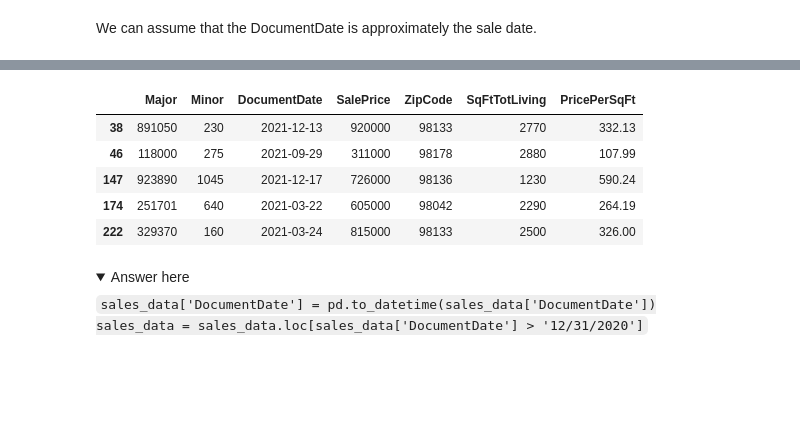
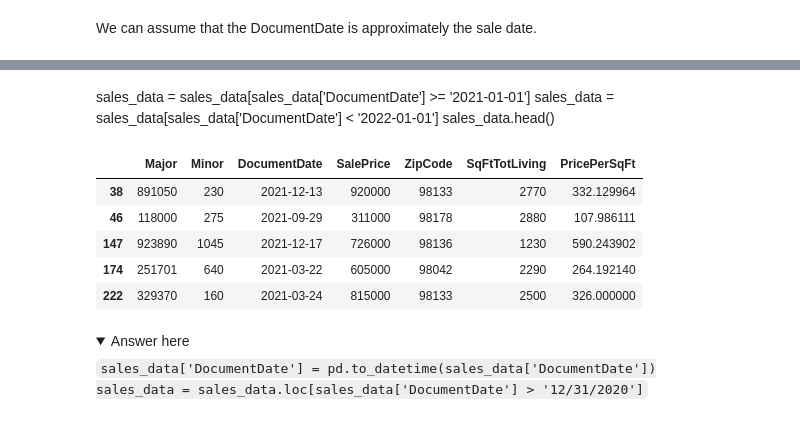
Before and after one commit to erdemiraysu/ds-aggregating_combining_dataframes-nbz32, a Jupyter notebook: aggregating_combining_dataframes.ipynb, the cells around one changed output, grey strips where cells are left out. Drawn from its saved outputs; the diff is of its cells as text; code cells hidden in the pictures; folded sections open; blank space fills up the shorter version.

```diff
--- a/aggregating_combining_dataframes.ipynb
+++ b/aggregating_combining_dataframes.ipynb
@@ -741,15 +732,18 @@ sales_data ['DocumentDate'].sample(2)
 Name: DocumentDate, dtype: datetime64[ns]
+# %% [markdown]
+sales_data = sales_data[sales_data['DocumentDate'] >= '2021-01-01']
+sales_data = sales_data[sales_data['DocumentDate'] < '2022-01-01']
+sales_data.head()
 # %%
-sales_data = sales_data[sales_data['DocumentDate'] >= '2021-01-01']
-sales_data = sales_data[sales_data['DocumentDate'] < '2022-01-01']
+sales_data = sales_data[(sales_data['DocumentDate'] >= '2021-01-01') & (sales_data['DocumentDate'] < '2022-01-01')]
 sales_data.head()
 # %% [output]
 |  | Major | Minor | DocumentDate | SalePrice | ZipCode | SqFtTotLiving | PricePerSqFt |
-| 38 | 891050 | 230 | 2021-12-13 | 920000 | 98133 | 2770 | 332.13 |
-| 46 | 118000 | 275 | 2021-09-29 | 311000 | 98178 | 2880 | 107.99 |
-| 147 | 923890 | 1045 | 2021-12-17 | 726000 | 98136 | 1230 | 590.24 |
-| 174 | 251701 | 640 | 2021-03-22 | 605000 | 98042 | 2290 | 264.19 |
-| 222 | 329370 | 160 | 2021-03-24 | 815000 | 98133 | 2500 | 326.00 |
+| 38 | 891050 | 230 | 2021-12-13 | 920000 | 98133 | 2770 | 332.129964 |
+| 46 | 118000 | 275 | 2021-09-29 | 311000 | 98178 | 2880 | 107.986111 |
+| 147 | 923890 | 1045 | 2021-12-17 | 726000 | 98136 | 1230 | 590.243902 |
+| 174 | 251701 | 640 | 2021-03-22 | 605000 | 98042 | 2290 | 264.192140 |
+| 222 | 329370 | 160 | 2021-03-24 | 815000 | 98133 | 2500 | 326.000000 |
 # %% [markdown]
 <details>
     <summary>Answer here</summary>
```
Also changed, not shown: parts of 18 cells of this notebook.
